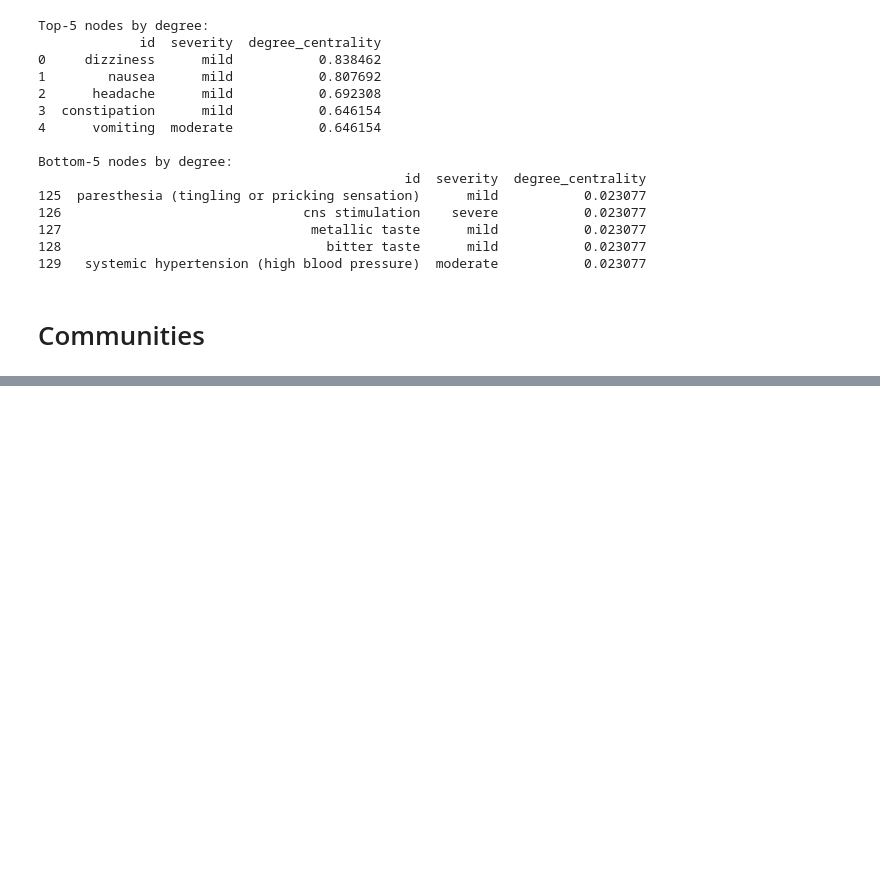
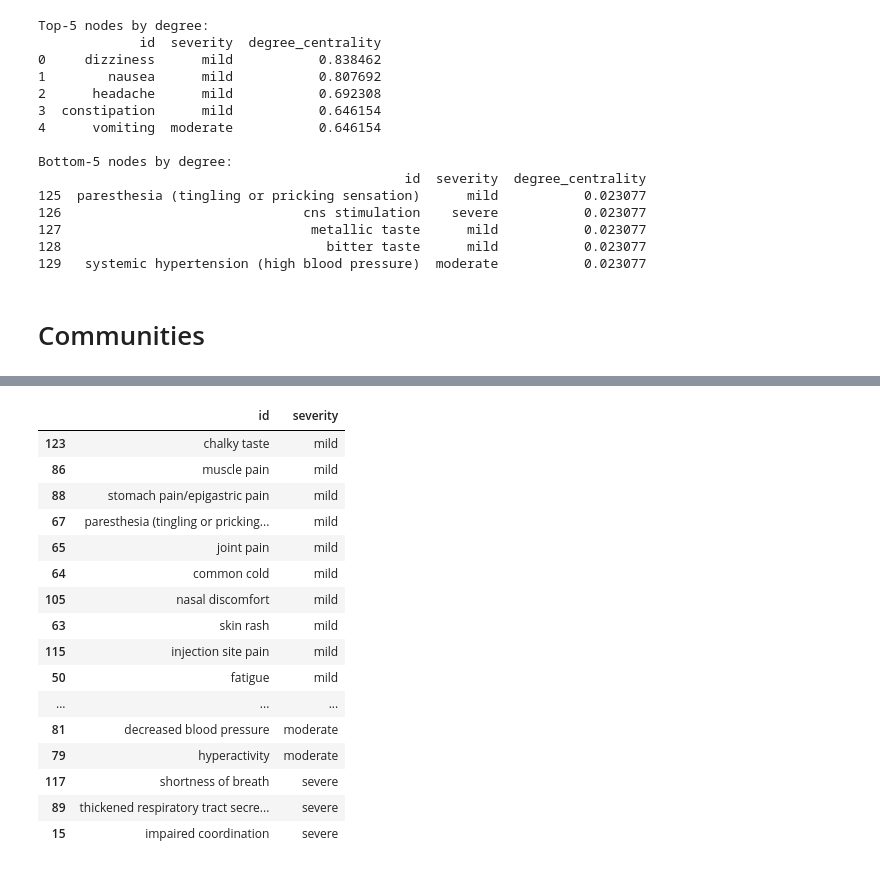
Before and after one commit to MylenaRoberta/medications-and-side-effects-networks, a Jupyter notebook: notebooks/05_projection-network-analysis.ipynb, the cells around one changed output, grey strips where cells are left out. Drawn from its saved outputs; the diff is of its cells as text; code cells hidden in the pictures; blank space fills up the shorter version.

```diff
--- a/notebooks/05_projection-network-analysis.ipynb
+++ b/notebooks/05_projection-network-analysis.ipynb
@@ -349,0 +426,20 @@ len(communities)
+# %%
+df_side_effects.query('community == 2')[['id', 'severity']].sort_values(by='severity')
+# %% [output]
+|  | id | severity |
+| 123 | chalky taste | mild |
+| 86 | muscle pain | mild |
+| 88 | stomach pain/epigastric pain | mild |
+| 67 | paresthesia (tingling or pricking... | mild |
+| 65 | joint pain | mild |
+| 64 | common cold | mild |
+| 105 | nasal discomfort | mild |
+| 63 | skin rash | mild |
+| 115 | injection site pain | mild |
+| 50 | fatigue | mild |
+| ... | ... | ... |
+| 81 | decreased blood pressure | moderate |
+| 79 | hyperactivity | moderate |
+| 117 | shortness of breath | severe |
+| 89 | thickened respiratory tract secre... | severe |
+| 15 | impaired coordination | severe |
```
Also changed, not shown: parts of 8 cells of this notebook.
